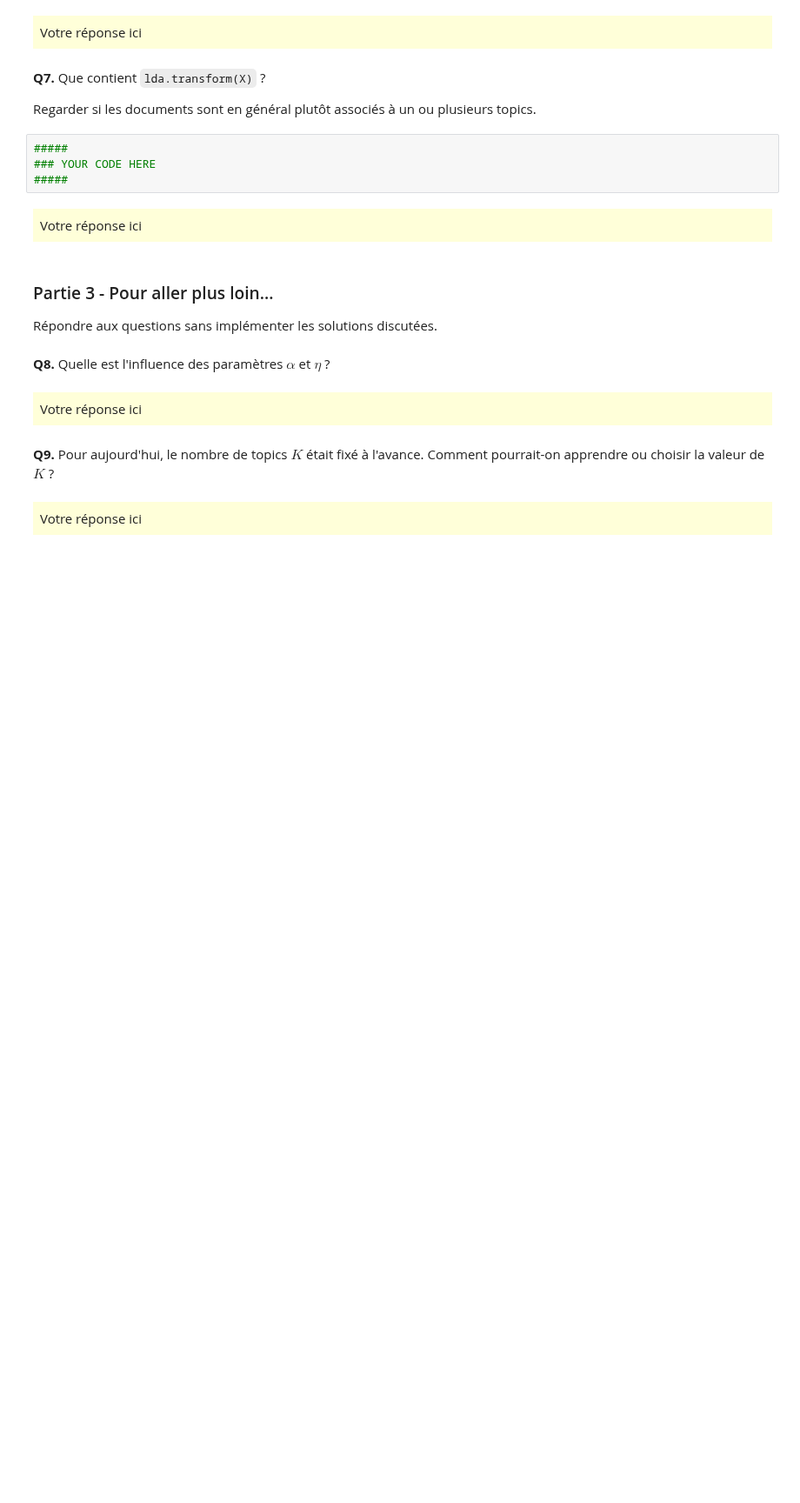
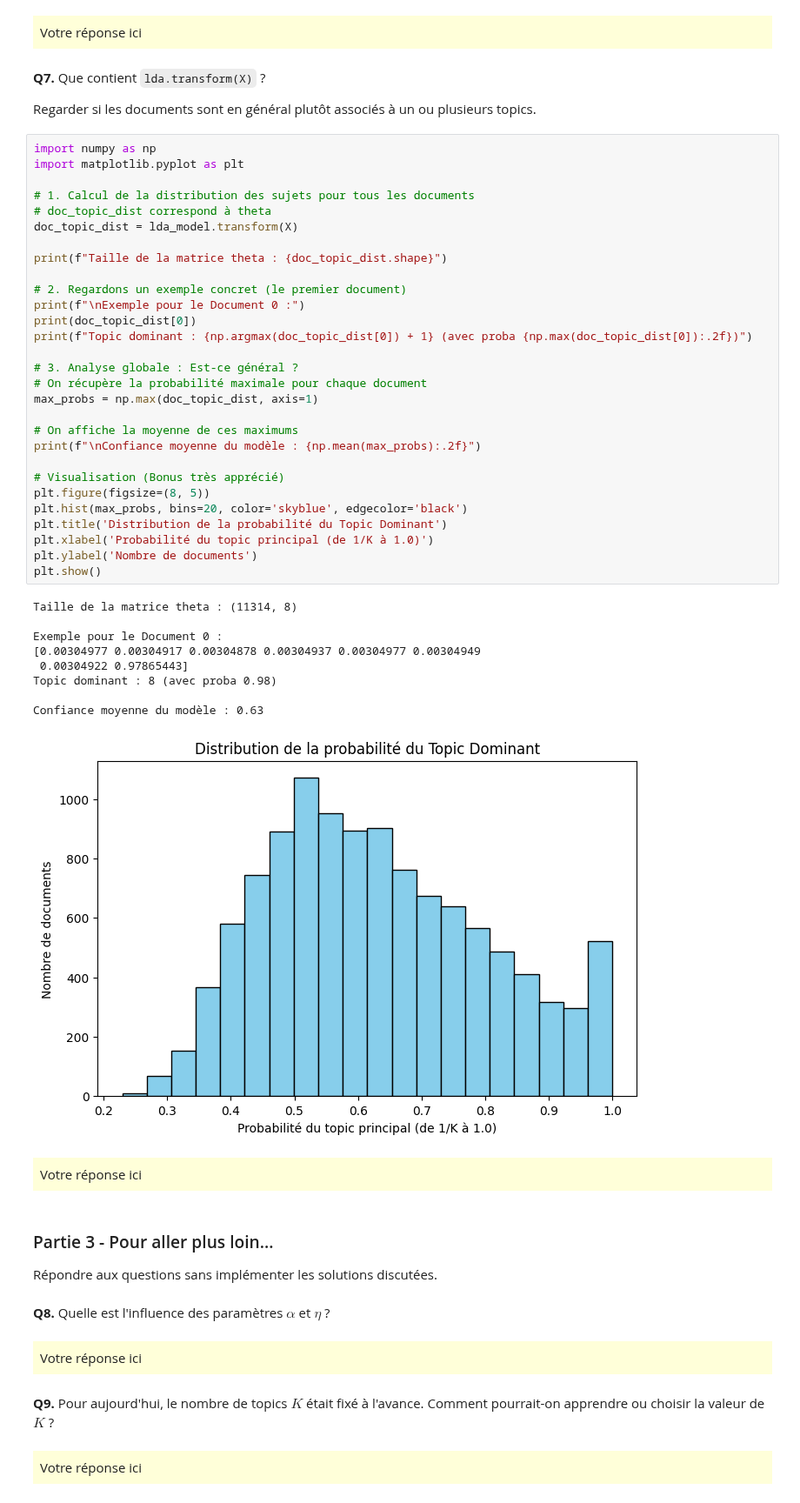
Before and after one commit to farahamorri/estim_av, a Jupyter notebook: tp3/tp3_AMORRI_MILANO.ipynb, the cells around one changed output. Shown at 87% size. Drawn from its saved outputs; the diff is of its cells as text; blank space fills up the shorter version.

```diff
--- a/tp3/tp3_AMORRI_MILANO.ipynb
+++ b/tp3/tp3_AMORRI_MILANO.ipynb
@@ -226,9 +226,44 @@ Votre réponse ici
 
 Regarder si les documents sont en général plutôt associés à un ou plusieurs topics.
 # %%
-#####
-### YOUR CODE HERE
-#####
+import numpy as np
+import matplotlib.pyplot as plt
+
+# 1. Calcul de la distribution des sujets pour tous les documents
+# doc_topic_dist correspond à theta
+doc_topic_dist = lda_model.transform(X)
+
+print(f"Taille de la matrice theta : {doc_topic_dist.shape}")
+
+# 2. Regardons un exemple concret (le premier document)
+print(f"\nExemple pour le Document 0 :")
+print(doc_topic_dist[0])
+print(f"Topic dominant : {np.argmax(doc_topic_dist[0]) + 1} (avec proba {np.max(doc_topic_dist[0]):.2f})")
+
+# 3. Analyse globale : Est-ce général ?
+# On récupère la probabilité maximale pour chaque document
+max_probs = np.max(doc_topic_dist, axis=1)
+
+# On affiche la moyenne de ces maximums
+print(f"\nConfiance moyenne du modèle : {np.mean(max_probs):.2f}")
+
+# Visualisation (Bonus très apprécié)
+plt.figure(figsize=(8, 5))
+plt.hist(max_probs, bins=20, color='skyblue', edgecolor='black')
+plt.title('Distribution de la probabilité du Topic Dominant')
+plt.xlabel('Probabilité du topic principal (de 1/K à 1.0)')
+plt.ylabel('Nombre de documents')
+plt.show()
+# %% [output]
+Taille de la matrice theta : (11314, 8)
+
+Exemple pour le Document 0 :
+[0.00304977 0.00304917 0.00304878 0.00304937 0.00304977 0.00304949
+ 0.00304922 0.97865443]
+Topic dominant : 8 (avec proba 0.98)
+
+Confiance moyenne du modèle : 0.63
+[figure, added]
 # %% [markdown]
 <div style="background-color: rgba(255, 255, 0, 0.15); padding: 8px;">
 Votre réponse ici
```
Also changed, not shown: parts of 1 cell of this notebook, 1 other file.
